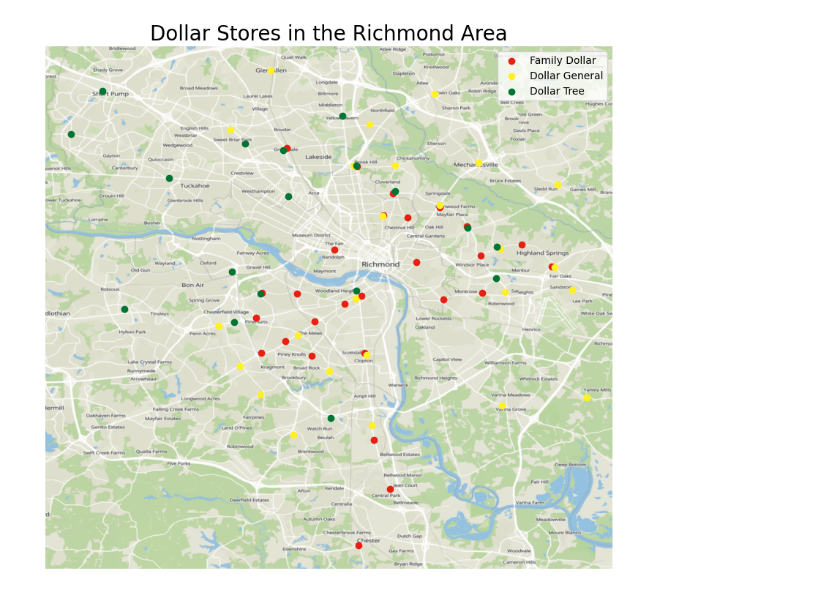
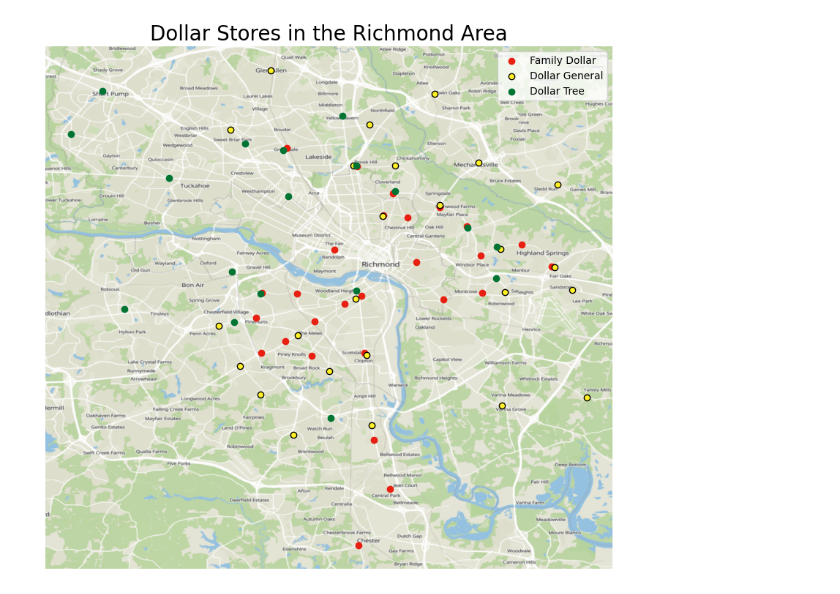
Before and after one commit to kfinity/ric-dollar-stores, a Jupyter notebook: store_map.ipynb, the cells around one changed output. Saved outputs shown, nothing was run; the diff lists cells and outputs as text; code cells hidden in the pictures.

Commit message:
update dg color to yellow w black border

```diff
--- a/store_map.ipynb
+++ b/store_map.ipynb
@@ -53,30 +53,30 @@ dtgdf = gpd.GeoDataFrame(dtdf, geometry=gpd.points_from_xy(dtdf.longitude, dtdf.
 # %%
 #extent = (167764.6575715169310570,162639.6197354011237621,186840.7322270795702934,179899.5346482172608376)
 
 fig = plt.figure(figsize=(10,10)) # controls resolution - figure size in inches
 ax = fig.add_subplot()
 #ax.axis(extent)
 
 #ric_roads = gpd.read_file('../data/Basemap/base_Road.shp', driver='ESRI Shapefile', crs="EPSG:2284")
 #ric_roads = ric_roads.to_crs("EPSG:4326")
 #ric_roads.plot(ax=ax, color='white', edgecolor='#eeeeee')
 
 fdgdf.plot(ax=ax, label="Family Dollar", color="#e82011")
-dggdf.plot(ax=ax, label="Dollar General", color="#fff126")
+dggdf.plot(ax=ax, label="Dollar General", color="#fff126", edgecolor="black", linewidth=1)
 dtgdf.plot(ax=ax, label="Dollar Tree", color="#007533")
 # plot a base layer
 cx.add_basemap(ax, crs="EPSG:4326", source="https://api.maptiler.com/maps/basic-v2/256/{z}/{x}/{y}.png?key=XdngPAeglh5F6tWGYvJQ")
 #cx.add_basemap(ax, crs="EPSG:4326")
 
 ax.set_title('Dollar Stores in the Richmond Area', fontsize=20)
 plt.legend()
 
 plt.axis('off')
 
 #plt.show(fig)
 plt.savefig("pics/v2.jpg", facecolor='white', bbox_inches='tight')
 # %% [output]
-[figure, old version]
+[figure, new version]
 # %%
 fdgdf.head(2)
 # %%
```
Also changed, not shown: 1 other file.
